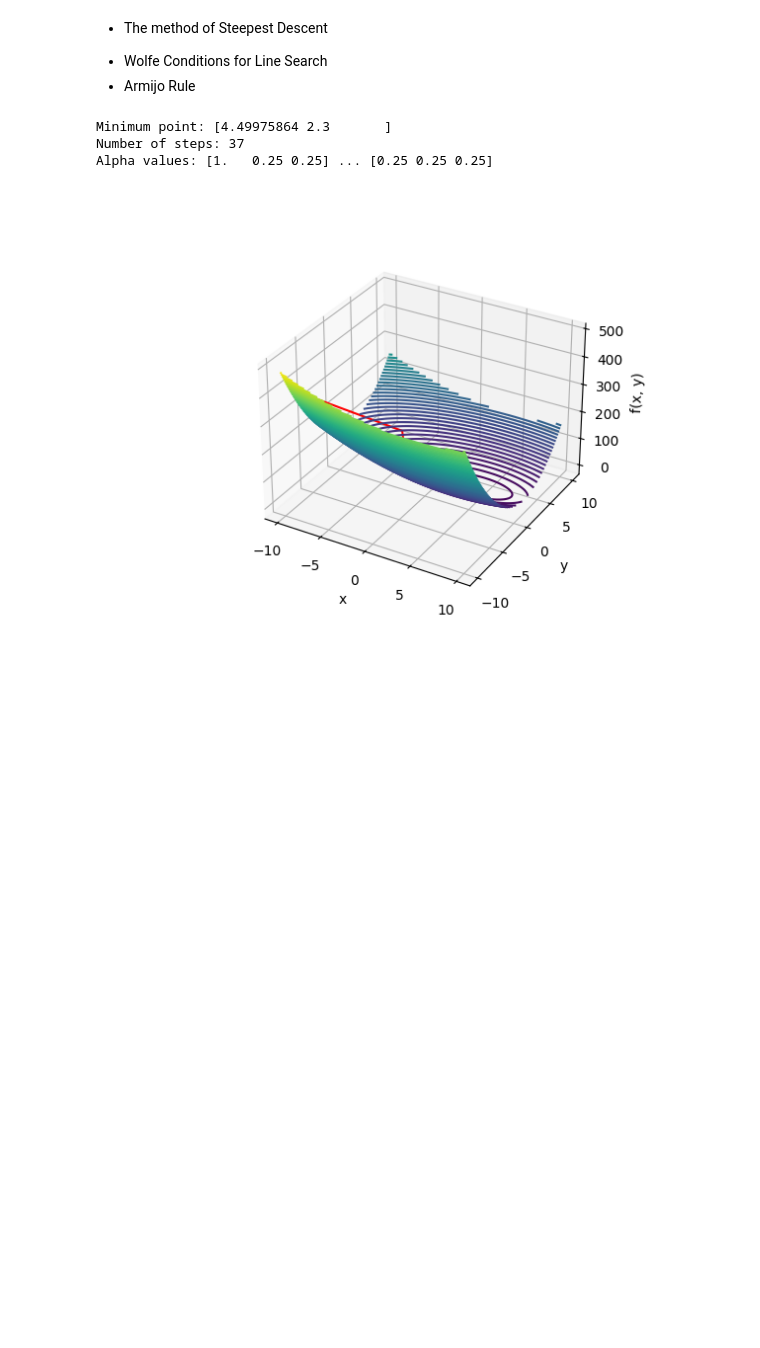
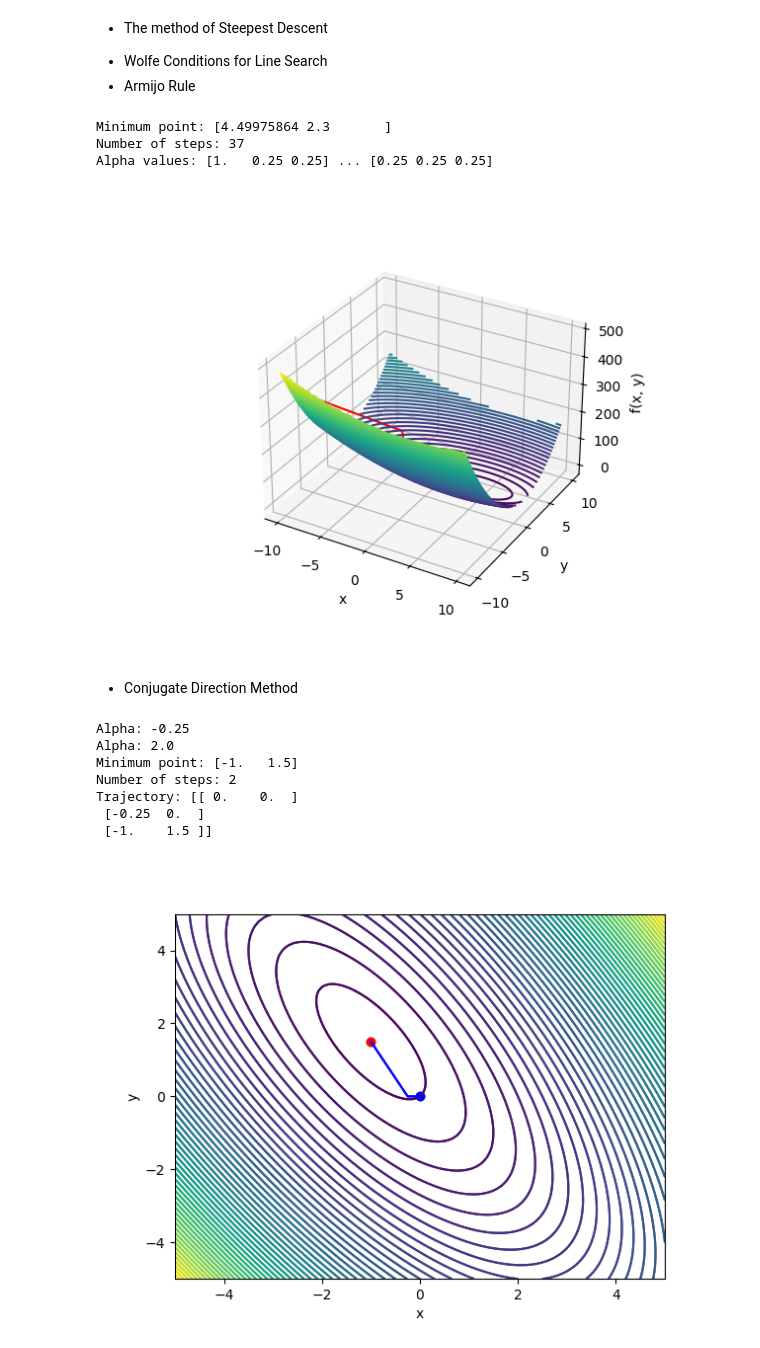
Before and after one commit to robertpaulp/ML-from-scratch, a Jupyter notebook: optimization/gradients.ipynb, the cells around one changed output. Cells and saved outputs as stored; diff of their text form; code cells hidden in the pictures; blank space fills up the shorter version.

Commit message:
Added Conjugate Direction & Conjugate Gradient methods

```diff
--- a/optimization/gradients.ipynb
+++ b/optimization/gradients.ipynb
@@ -201,3 +201,73 @@ Minimum point: [4.49975864 2.3       ]
 Number of steps: 37
 Alpha values: [1.   0.25 0.25] ... [0.25 0.25 0.25]
 [figure]
+# %% [markdown]
+* Conjugate Direction Method
+# %%
+def conjugate_direction(x, Q, beta, epsilon, direction, max_iter=100):
+    x_new = np.zeros(x.shape)
+    trajectory = np.array([x])
+    i = 0
+
+    while i < max_iter:
+        p = Q @ x - beta
+        alpha = - (p.T @ direction[i]) / (direction[i].T @ Q @ direction[i])
+
+        print('Alpha:', alpha)
+
+        x_new = x + alpha * direction[i]
+
+        if np.linalg.norm(x - x_new) < epsilon:
+            break
+
+        i += 1
+        x = x_new
+        trajectory = np.append(trajectory, [x], axis=0)
+
+    return x_new, trajectory.reshape(-1, 2), i
+
+'''Starting variables'''
+x_start = np.array([0, 0])
+epsilon = 0.0001
+Q = np.array([[4, 2], [2, 2]])
+b = np.array([-1, 1])
+dir = np.array([[1, 0], [-3/8, 3/4]])
+x = np.linspace(-5, 5, 100)
+y = np.linspace(-5, 5, 100)
+
+def func_matrix_from(x, Q=Q, beta=b):
+    return 0.5 * x.T @ Q @ x - x.T @ beta
+
+def func_grad_matrix_form(x, Q=Q, beta=b):
+    return Q @ x - beta
+
+# Calling the function
+x_min, trajectory, steps = conjugate_direction(x_start, Q, b, epsilon, dir, max_iter=2)
+
+print('Minimum point:', x_min)
+print('Number of steps:', steps)
+print('Trajectory:', trajectory)
+
+# Plot the function
+X, Y = np.meshgrid(x, y)
+Z = np.zeros_like(X)
+for i in range(X.shape[0]):
+    for j in range(X.shape[1]):
+        Z[i, j] = func_matrix_from(np.array([X[i, j], Y[i, j]]))
+
+plt.contour(X, Y, Z, 60, cmap='viridis')
+plt.scatter(x_start[0], x_start[1], color='blue')
+plt.scatter(x_min[0], x_min[1], color='red')
+plt.plot(trajectory[:, 0], trajectory[:, 1], color='blue')
+plt.xlabel('x')
+plt.ylabel('y')
+plt.show()
+# %% [output]
+Alpha: -0.25
+Alpha: 2.0
+Minimum point: [-1.   1.5]
+Number of steps: 2
+Trajectory: [[ 0.    0.  ]
+ [-0.25  0.  ]
+ [-1.    1.5 ]]
+[figure, added]
```
Also changed, not shown: parts of 4 cells of this notebook.
